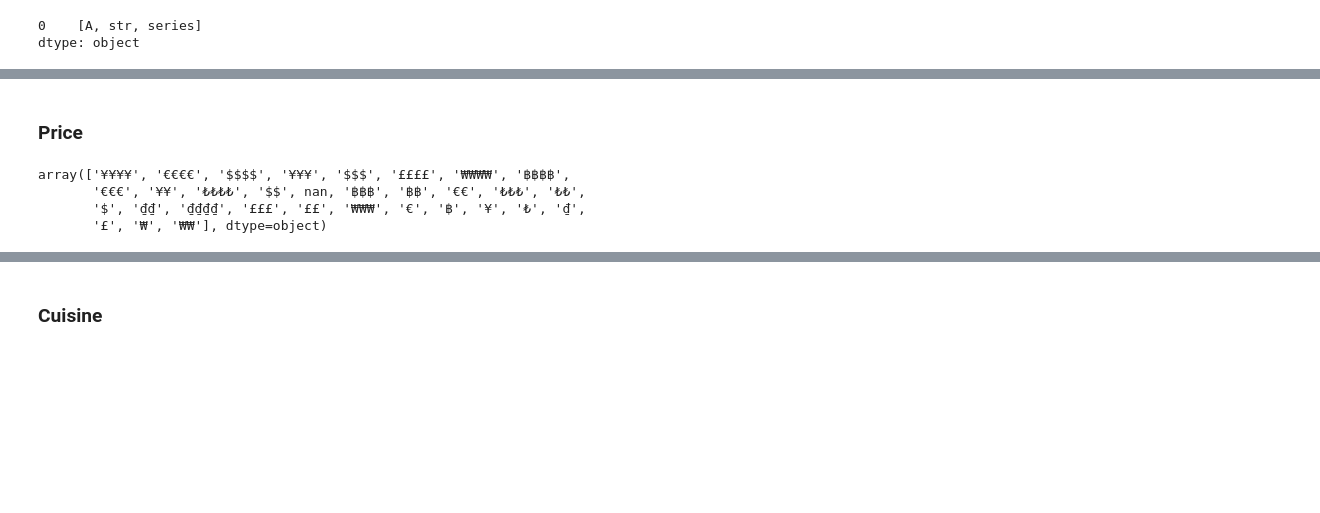
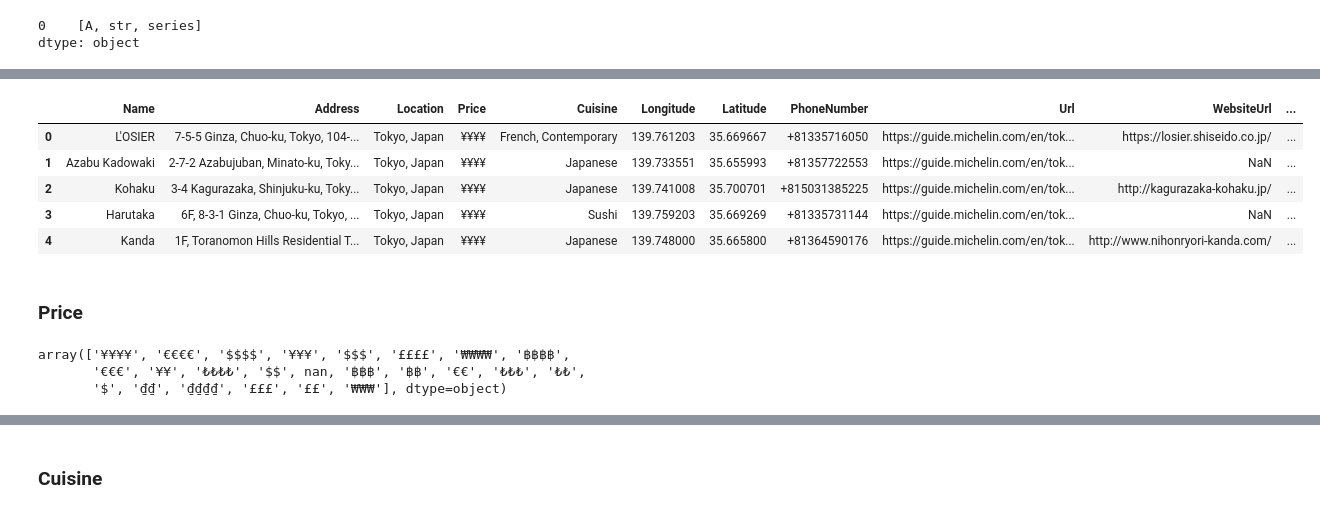
Before and after one commit to carmsanchezs/ELT---restaurantes, a Jupyter notebook: restaurants_tra/transform.ipynb, the cells around one changed output, grey strips where cells are left out. Drawn from its saved outputs; the diff is of its cells as text; code cells hidden in the pictures; blank space fills up the shorter version.

```diff
--- a/restaurants_tra/transform.ipynb
+++ b/restaurants_tra/transform.ipynb
@@ -55,0 +62,3 @@ restaurants_df.shape
+# %%
+restaurants = restaurants[restaurants.Award.isin(['3 Stars', '2 Stars', '1 Star'])]
+restaurants.shape
@@ -96,9 +103,17 @@ restaurants_df.head()
+# %%
+restaurants.head()
+# %% [output]
+|  | Name | Address | Location | Price | Cuisine | Longitude | Latitude | PhoneNumber | Url | WebsiteUrl | ... |
+| 0 | L'OSIER | 7-5-5 Ginza, Chuo-ku, Tokyo, 104-... | Tokyo, Japan | ¥¥¥¥ | French, Contemporary | 139.761203 | 35.669667 | +81335716050 | https://guide.michelin.com/en/tok... | https://losier.shiseido.co.jp/ | ... |
+| 1 | Azabu Kadowaki | 2-7-2 Azabujuban, Minato-ku, Toky... | Tokyo, Japan | ¥¥¥¥ | Japanese | 139.733551 | 35.655993 | +81357722553 | https://guide.michelin.com/en/tok... | NaN | ... |
+| 2 | Kohaku | 3-4 Kagurazaka, Shinjuku-ku, Toky... | Tokyo, Japan | ¥¥¥¥ | Japanese | 139.741008 | 35.700701 | +815031385225 | https://guide.michelin.com/en/tok... | http://kagurazaka-kohaku.jp/ | ... |
+| 3 | Harutaka | 6F, 8-3-1 Ginza, Chuo-ku, Tokyo, ... | Tokyo, Japan | ¥¥¥¥ | Sushi | 139.759203 | 35.669269 | +81335731144 | https://guide.michelin.com/en/tok... | NaN | ... |
+| 4 | Kanda | 1F, Toranomon Hills Residential T... | Tokyo, Japan | ¥¥¥¥ | Japanese | 139.748000 | 35.665800 | +81364590176 | https://guide.michelin.com/en/tok... | http://www.nihonryori-kanda.com/ | ... |
 # %% [markdown]
 ### Price
 # %%
-restaurants_df.Price.unique()
+restaurants.Price.unique()
 # %% [output]
 array(['¥¥¥¥', '€€€€', '$$$$', '¥¥¥', '$$$', '££££', '₩₩₩₩', '฿฿฿฿',
        '€€€', '¥¥', '₺₺₺₺', '$$', nan, '฿฿฿', '฿฿', '€€', '₺₺₺', '₺₺',
-       '$', '₫₫', '₫₫₫₫', '£££', '££', '₩₩₩', '€', '฿', '¥', '₺', '₫',
-       '£', '₩', '₩₩'], dtype=object)
+       '$', '₫₫', '₫₫₫₫', '£££', '££', '₩₩₩'], dtype=object)
```
Also changed, not shown: parts of 52 cells of this notebook, 1 other file.
